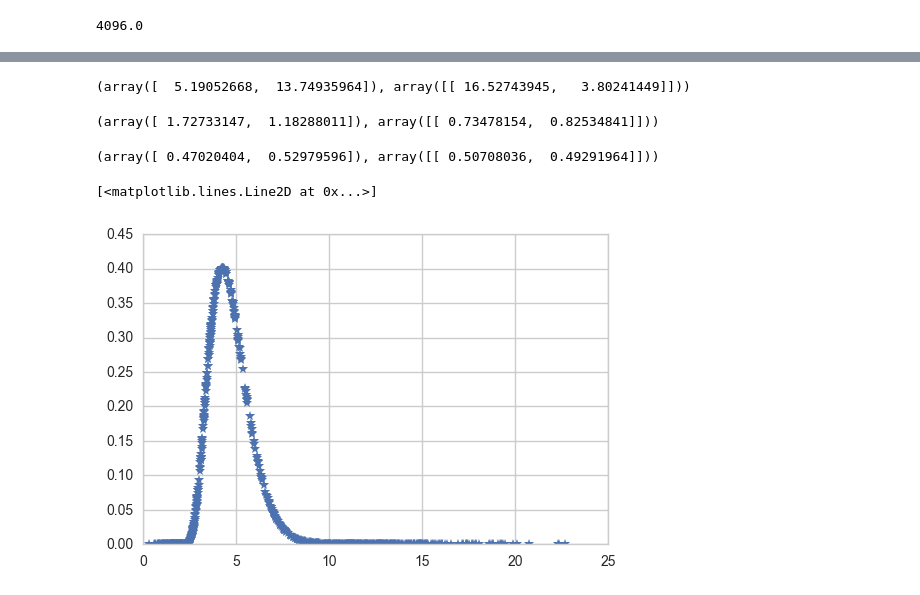
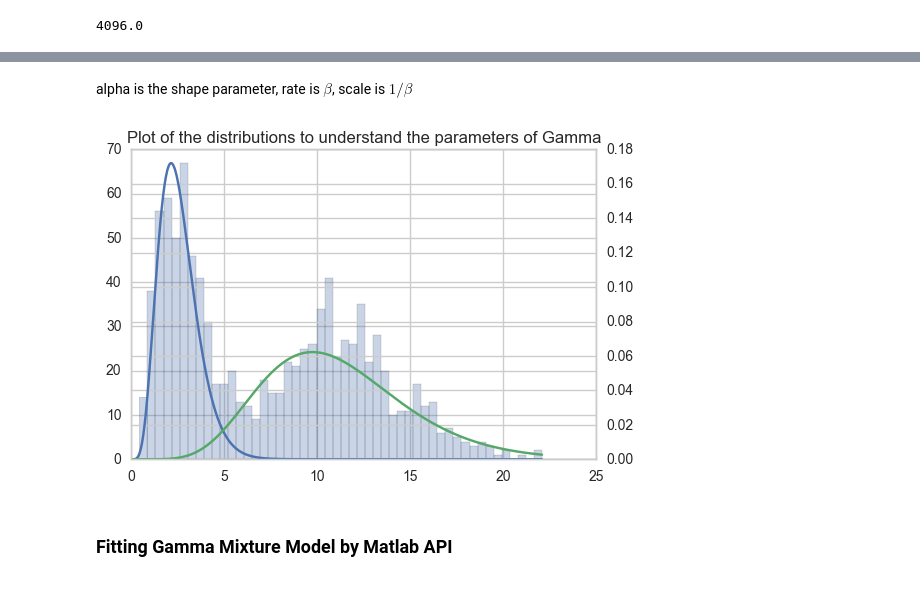
Before and after one commit to Starofall/RTX, a Jupyter notebook: examples/crowdnav-ttest/notebooks/Statistical Analysis Development.ipynb, the cells around one changed output, grey strips where cells are left out. Saved outputs shown, nothing was run; the diff lists cells and outputs as text; code cells hidden in the pictures.

Commit message:
Gussian and Gamma Mixture model investigation done

```diff
--- a/examples/crowdnav-ttest/notebooks/Statistical Analysis Development.ipynb
+++ b/examples/crowdnav-ttest/notebooks/Statistical Analysis Development.ipynb
@@ -433,19 +436,17 @@ plt.show()
-# %%
-alpha , alpha_gamma
-# %% [output]
-(array([  5.19052668,  13.74935964]), array([[ 16.52743945,   3.80241449]]))
-# %%
-rate  , beta_gamma# loc,
-# %% [output]
-(array([ 1.72733147,  1.18288011]), array([[ 0.73478154,  0.82534841]]))
-# %%
-pi , prob # scale
-# %% [output]
-(array([ 0.47020404,  0.52979596]), array([[ 0.50708036,  0.49291964]]))
-# %%
-plt.plot(x, stats.gamma.pdf(x, alpha[1], rate[1],pi[1] ), "*")
-# %% [output]
-[<matplotlib.lines.Line2D at 0x...>]
-[figure, removed]
+# %% [markdown]
+alpha is the shape parameter, rate is $\beta$, scale is $1/\beta$
+# %%
+
+t = np.linspace(0.001, np.max(x), 1000)
+plt.hist(x, bins=50, alpha=0.3)
+ax2 = plt.gca().twinx()
+ax2.plot(t, stats.gamma.pdf(t, a = alpha[1], scale = 1/rate[1] )*pi[1])
+ax2.plot(t, stats.gamma.pdf(t, a = alpha[0], scale = 1/rate[0] )*pi[0])
+plt.title('Plot of the distributions to understand the parameters of Gamma')
+plt.show()
+# %% [output]
+[figure, added]
+# %% [markdown]
+### Fitting Gamma Mixture Model by Matlab API
 # %%
 import matlab.engine as meng
```
Also changed, not shown: parts of 16 cells of this notebook.
